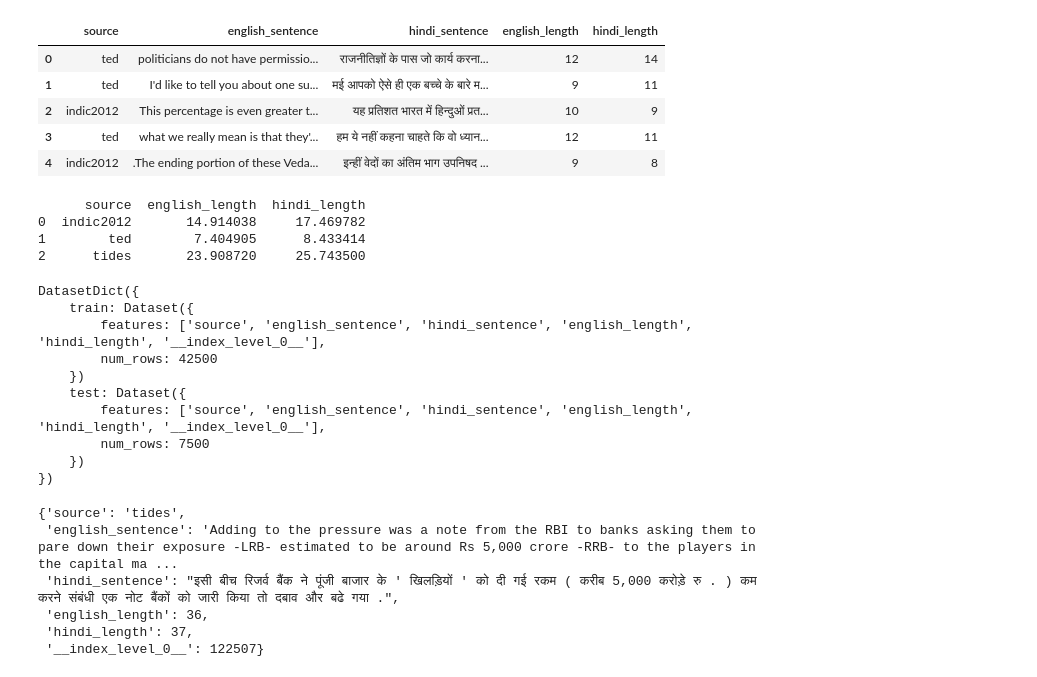
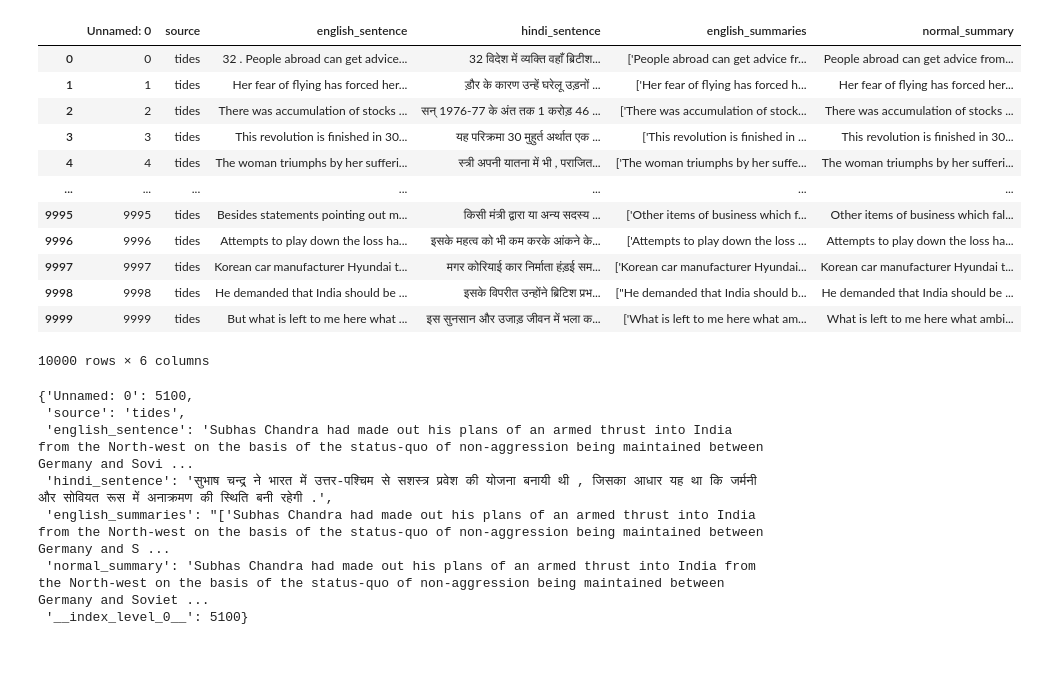
Before and after one commit to anishsghiya/NMT-CSCI544Project, a Jupyter notebook: csci544-project.ipynb, the cells around one changed output. Cells and saved outputs as stored; diff of their text form; code cells hidden in the pictures.

Commit message:
Kaggle Notebook | CSCI544_Project | Version 7

```diff
--- a/csci544-project.ipynb
+++ b/csci544-project.ipynb
@@ -21 +14,16 @@ for dirname, _, filenames in os.walk('/kaggle/input'):
+# %%
+import pandas as pd
+import ast
+
+# Assuming you've read the CSV file into a DataFrame
+data = pd.read_csv('/kaggle/input/nlp-project-datset-assist/english__summarized')
+
+# Define the function to convert string representation to a normal string
+def get_normal_str(text):
+    text_list = ast.literal_eval(text)
+    normal_string = text_list[0]
+    return normal_string
+
+# Apply the function to the 'english_summaries' column
+data['normal_summary'] = data['english_summaries'].apply(get_normal_str)
 # %%
@@ -62,3 +81,3 @@ import evaluate
 # %%
-data = pd.read_csv('../input/hindienglish-corpora/Hindi_English_Truncated_Corpus.csv',encoding='utf-8')
-data.head()
+# data = pd.read_csv('../input/hindienglish-corpora/Hindi_English_Truncated_Corpus.csv',encoding='utf-8')
+# data.head()
@@ -83,21 +93,9 @@ data['english_length'] = data['english_sentence'].apply(lambda x: len(x.split('
 data['hindi_length'] = data['hindi_sentence'].apply(lambda x: len(x.split(' ')))
 
 data.head()
-# %% [output]
-|  | source | english_sentence | hindi_sentence | english_length | hindi_length |
-| 0 | ted | politicians do not have permissio... | राजनीतिज्ञों के पास जो कार्य करना... | 12 | 14 |
-| 1 | ted | I'd like to tell you about one su... | मई आपको ऐसे ही एक बच्चे के बारे म... | 9 | 11 |
-| 2 | indic2012 | This percentage is even greater t... | यह प्रतिशत भारत में हिन्दुओं प्रत... | 10 | 9 |
-| 3 | ted | what we really mean is that they'... | हम ये नहीं कहना चाहते कि वो ध्यान... | 12 | 11 |
-| 4 | indic2012 | .The ending portion of these Veda... | इन्हीं वेदों का अंतिम भाग उपनिषद ... | 9 | 8 |
 # %%
 # Group the data by 'source' and calculate average lengths for each group
 average_lengths = data.groupby('source')[['english_length', 'hindi_length']].mean().reset_index()
 
 # Print the resulting DataFrame
 print(average_lengths)
-# %% [output]
-      source  english_length  hindi_length
-0  indic2012       14.914038     17.469782
-1        ted        7.404905      8.433414
-2      tides       23.908720     25.743500
@@ -107,26 +108,38 @@ tokenizer = AutoTokenizer.from_pretrained(model_checkpoint, return_tensors="pt")
+# %%
+data
+# %% [output]
+|  | Unnamed: 0 | source | english_sentence | hindi_sentence | english_summaries | normal_summary |
+| 0 | 0 | tides | 32 . People abroad can get advice... | 32 विदेश में व्यक्ति वहाँ ब्रिटीश... | ['People abroad can get advice fr... | People abroad can get advice from... |
+| 1 | 1 | tides | Her fear of flying has forced her... | ड़ौर के कारण उन्हें घरेलू उड़नों ... | ['Her fear of flying has forced h... | Her fear of flying has forced her... |
+| 2 | 2 | tides | There was accumulation of stocks ... | सन् 1976-77 के अंत तक 1 करोड़ 46 ... | ['There was accumulation of stock... | There was accumulation of stocks ... |
+| 3 | 3 | tides | This revolution is finished in 30... | यह परिक्रमा 30 मुहुर्त अर्थात एक ... | ['This revolution is finished in ... | This revolution is finished in 30... |
+| 4 | 4 | tides | The woman triumphs by her sufferi... | स्त्री अपनी यातना में भी , पराजित... | ['The woman triumphs by her suffe... | The woman triumphs by her sufferi... |
+| ... | ... | ... | ... | ... | ... | ... |
+| 9995 | 9995 | tides | Besides statements pointing out m... | किसी मंत्री द्वारा या अन्य सदस्य ... | ['Other items of business which f... | Other items of business which fal... |
+| 9996 | 9996 | tides | Attempts to play down the loss ha... | इसके महत्व को भी कम करके आंकने के... | ['Attempts to play down the loss ... | Attempts to play down the loss ha... |
+| 9997 | 9997 | tides | Korean car manufacturer Hyundai t... | मगर कोरियाई कार निर्माता हंड़ई सम... | ['Korean car manufacturer Hyundai... | Korean car manufacturer Hyundai t... |
+| 9998 | 9998 | tides | He demanded that India should be ... | इसके विपरीत उन्होंने ब्रिटिश प्रभ... | ["He demanded that India should b... | He demanded that India should be ... |
+| 9999 | 9999 | tides | But what is left to me here what ... | इस सुनसान और उजाड़ जीवन में भला क... | ['What is left to me here what am... | What is left to me here what ambi... |
+10000 rows × 6 columns
 # %%
 data_req = data.loc[data['source']=='tides']
 
 data_new = Dataset.from_pandas( data_req )
 data_new = data_new.train_test_split(test_size=0.15)
 data_new
+
+def preprocess_function(data):
+    inputs = [ex for ex in data["normal_summary"]]
+    targets = [ex for ex in data["hindi_sentence"]]
+    model_inputs = tokenizer( inputs, text_target=targets, max_length=max_length, truncation=True )
+    return model_inputs
-# %% [output]
-DatasetDict({
-    train: Dataset({
-        features: ['source', 'english_sentence', 'hindi_sentence', 'english_length', 'hindi_length', '__index_level_0__'],
-        num_rows: 42500
-    })
-    test: Dataset({
-        features: ['source', 'english_sentence', 'hindi_sentence', 'english_length', 'hindi_length', '__index_level_0__'],
-        num_rows: 7500
-    })
-})
 # %%
 data_new["train"][0]
 # %% [output]
-{'source': 'tides',
- 'english_sentence': 'Adding to the pressure was a note from the RBI to banks asking them to pare down their exposure -LRB- estimated to be around Rs 5,000 crore -RRB- to the players in the capital ma ...
- 'hindi_sentence': "इसी बीच रिजर्व बैंक ने पूंजी बाजार के ' खिलड़ियों ' को दी गई रकम ( करीब 5,000 करोड़े रु . ) कम करने संबंधी एक नोट बैंकों को जारी किया तो दबाव और बढे गया .",
- 'english_length': 36,
- 'hindi_length': 37,
- '__index_level_0__': 122507}
+{'Unnamed: 0': 5100,
+ 'source': 'tides',
+ 'english_sentence': 'Subhas Chandra had made out his plans of an armed thrust into India from the North-west on the basis of the status-quo of non-aggression being maintained between Germany and Sovi ...
+ 'hindi_sentence': 'सुभाष चन्द्र ने भारत में उत्तर-पश्चिम से सशस्त्र प्रवेश की योजना बनायी थी , जिसका आधार यह था कि जर्मनी और सोवियत रूस में अनाक्रमण की स्थिति बनी रहेगी .',
+ 'english_summaries': "['Subhas Chandra had made out his plans of an armed thrust into India from the North-west on the basis of the status-quo of non-aggression being maintained between Germany and S ...
+ 'normal_summary': 'Subhas Chandra had made out his plans of an armed thrust into India from the North-west on the basis of the status-quo of non-aggression being maintained between Germany and Soviet ...
+ '__index_level_0__': 5100}
```
Also changed, not shown: parts of 38 cells of this notebook.
